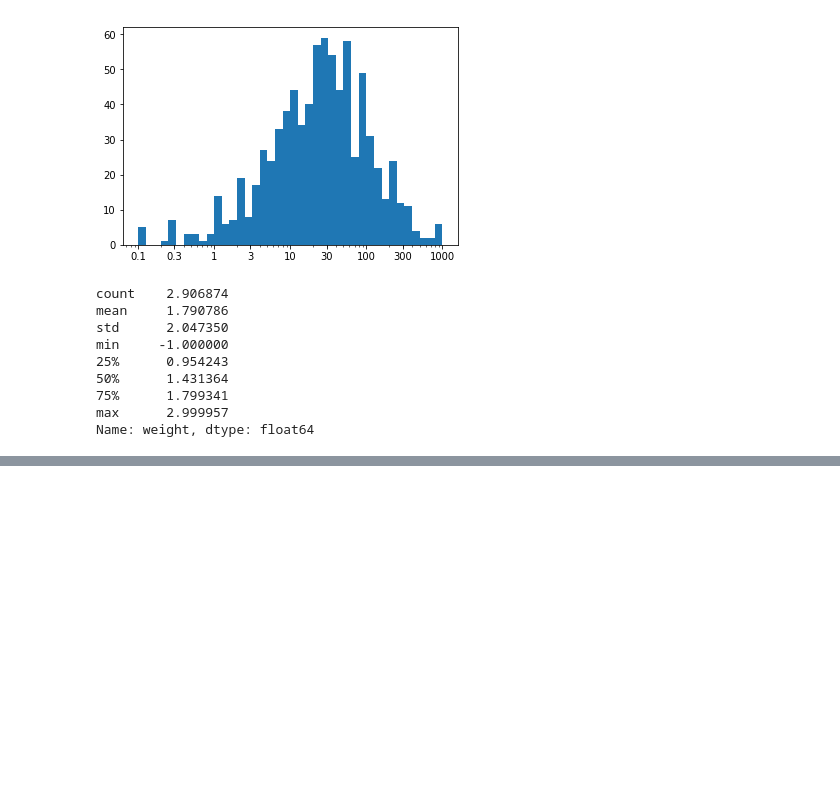
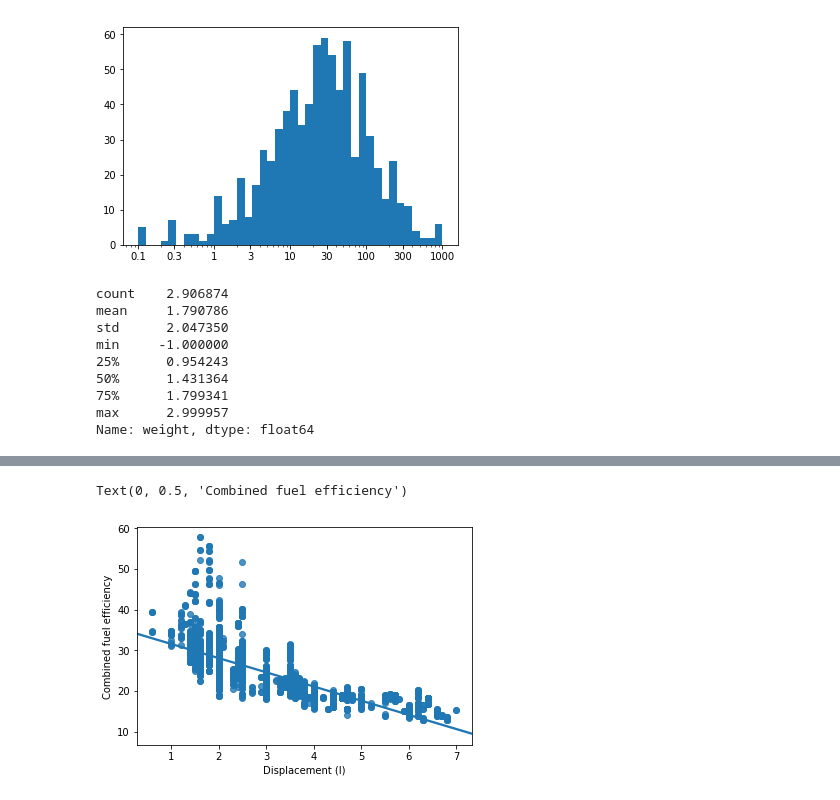
Before and after one commit to nehasingh2710/colaboratory, a Jupyter notebook: AI_Programming_with_Python.ipynb, the cells around one changed output, grey strips where cells are left out. Drawn from its saved outputs; the diff is of its cells as text; code cells hidden in the pictures; blank space fills up the shorter version.

```diff
--- a/AI_Programming_with_Python.ipynb
+++ b/AI_Programming_with_Python.ipynb
@@ -1019,0 +1061,7 @@ Name: weight, dtype: float64
+# %%
+sb.regplot(data=fuel_econ, x='displ', y='comb')
+plt.xlabel('Displacement (l)')
+plt.ylabel('Combined fuel efficiency')
+# %% [output]
+Text(0, 0.5, 'Combined fuel efficiency')
+[figure, added]
```
Also changed, not shown: parts of 16 cells of this notebook, 1 other file.
